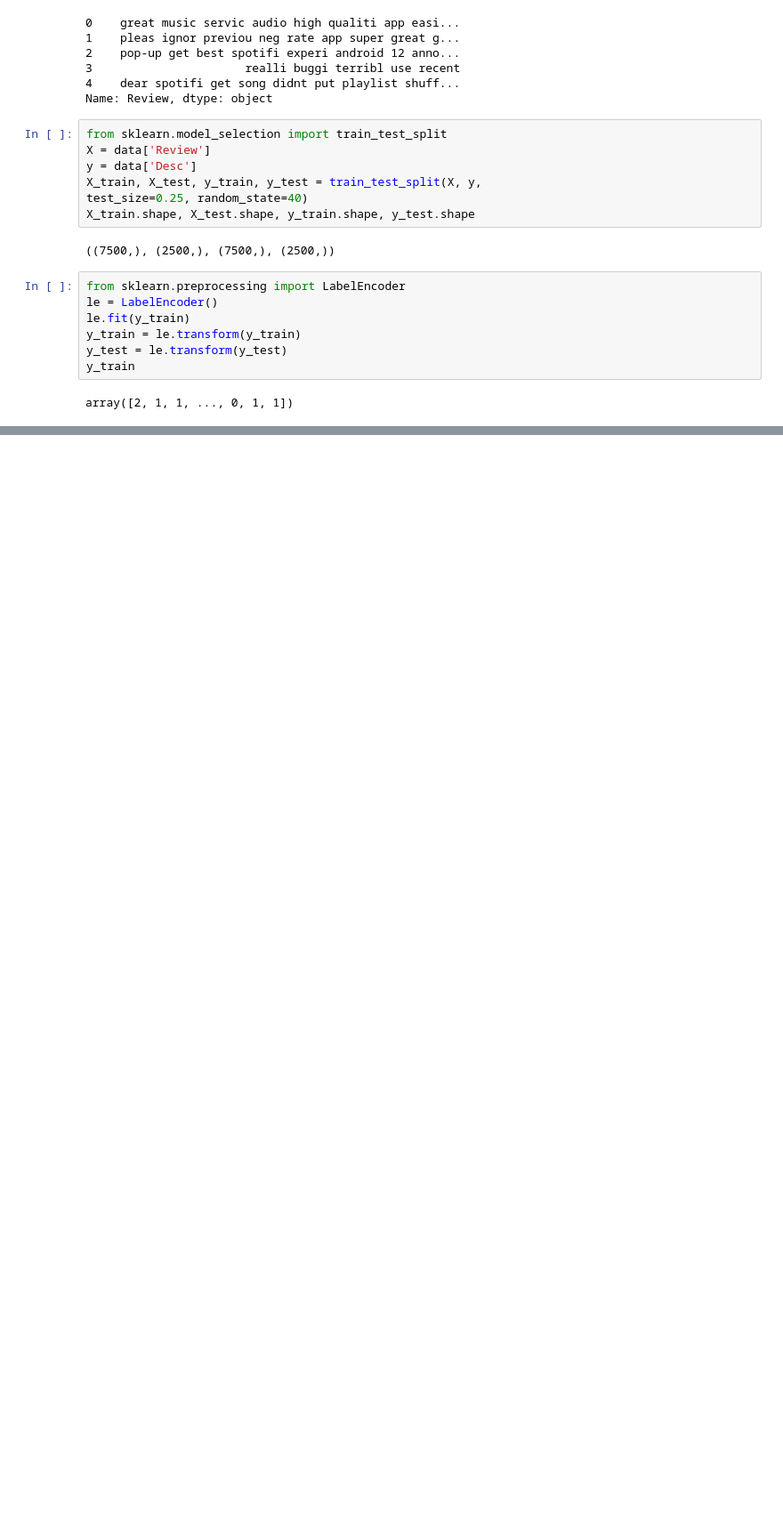
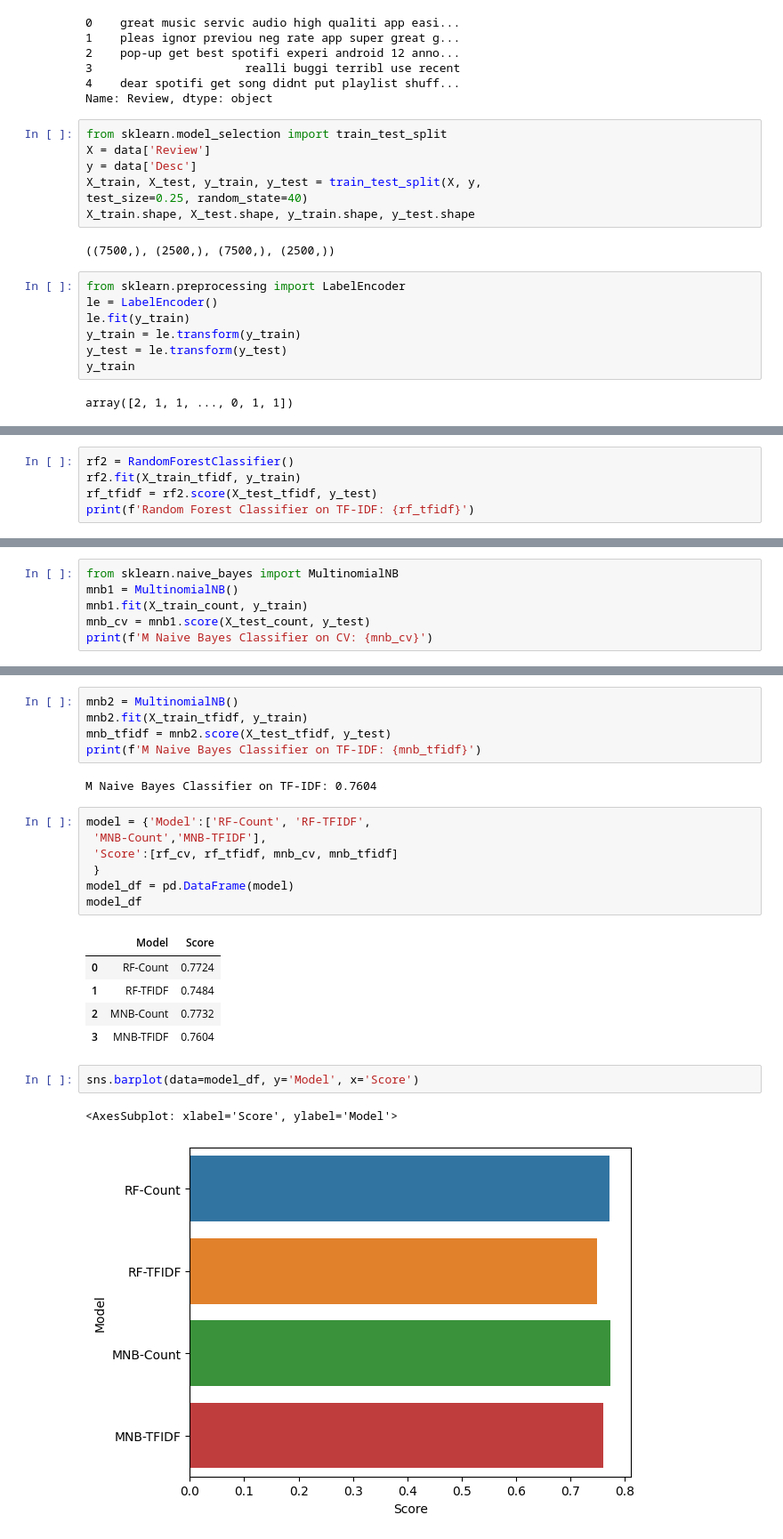
Before and after one commit to sayamiky/ai2, a Jupyter notebook: SpotifyAnalysis/main.ipynb, the cells around one changed output, grey strips where cells are left out. Shown at 89% size. Drawn from its saved outputs; the diff is of its cells as text; blank space fills up the shorter version.

```diff
--- a/SpotifyAnalysis/main.ipynb
+++ b/SpotifyAnalysis/main.ipynb
@@ -171,0 +176,5 @@ print(X_train_tfidf)
+# %%
+rf2 = RandomForestClassifier()
+rf2.fit(X_train_tfidf, y_train)
+rf_tfidf = rf2.score(X_test_tfidf, y_test)
+print(f'Random Forest Classifier on TF-IDF: {rf_tfidf}')
@@ -171,0 +183,6 @@ print(X_train_tfidf)
+# %%
+from sklearn.naive_bayes import MultinomialNB
+mnb1 = MultinomialNB()
+mnb1.fit(X_train_count, y_train)
+mnb_cv = mnb1.score(X_test_count, y_test)
+print(f'M Naive Bayes Classifier on CV: {mnb_cv}')
@@ -171,0 +191,25 @@ print(X_train_tfidf)
+# %%
+mnb2 = MultinomialNB()
+mnb2.fit(X_train_tfidf, y_train)
+mnb_tfidf = mnb2.score(X_test_tfidf, y_test)
+print(f'M Naive Bayes Classifier on TF-IDF: {mnb_tfidf}')
+# %% [output]
+M Naive Bayes Classifier on TF-IDF: 0.7604
+# %%
+model = {'Model':['RF-Count', 'RF-TFIDF',
+ 'MNB-Count','MNB-TFIDF'],
+ 'Score':[rf_cv, rf_tfidf, mnb_cv, mnb_tfidf]
+ }
+model_df = pd.DataFrame(model)
+model_df
+# %% [output]
+|  | Model | Score |
+| 0 | RF-Count | 0.7724 |
+| 1 | RF-TFIDF | 0.7484 |
+| 2 | MNB-Count | 0.7732 |
+| 3 | MNB-TFIDF | 0.7604 |
+# %%
+sns.barplot(data=model_df, y='Model', x='Score')
+# %% [output]
+<AxesSubplot: xlabel='Score', ylabel='Model'>
+[figure, added]
```
Also changed, not shown: parts of 11 cells of this notebook, 5 other files.
